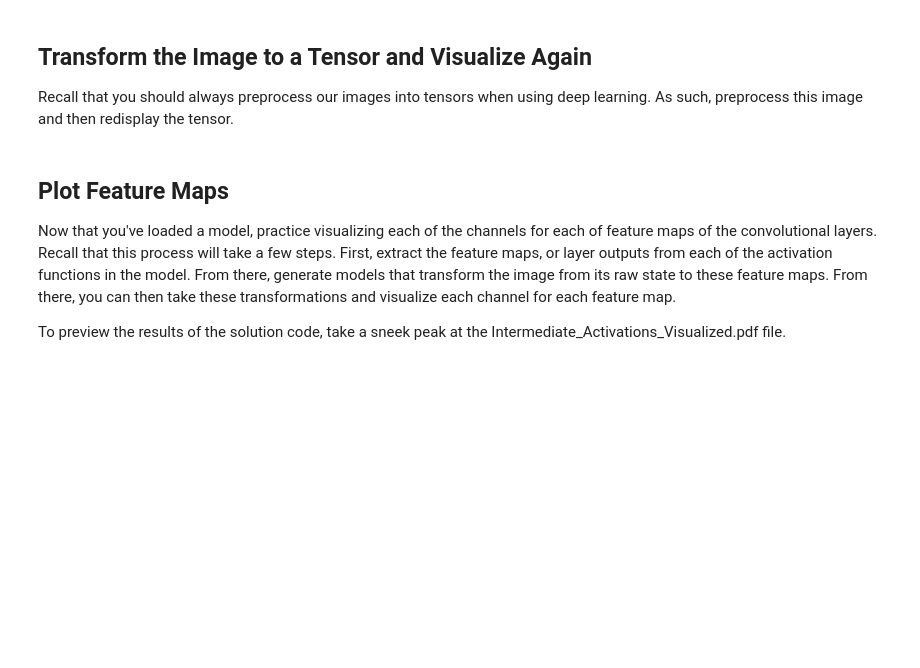
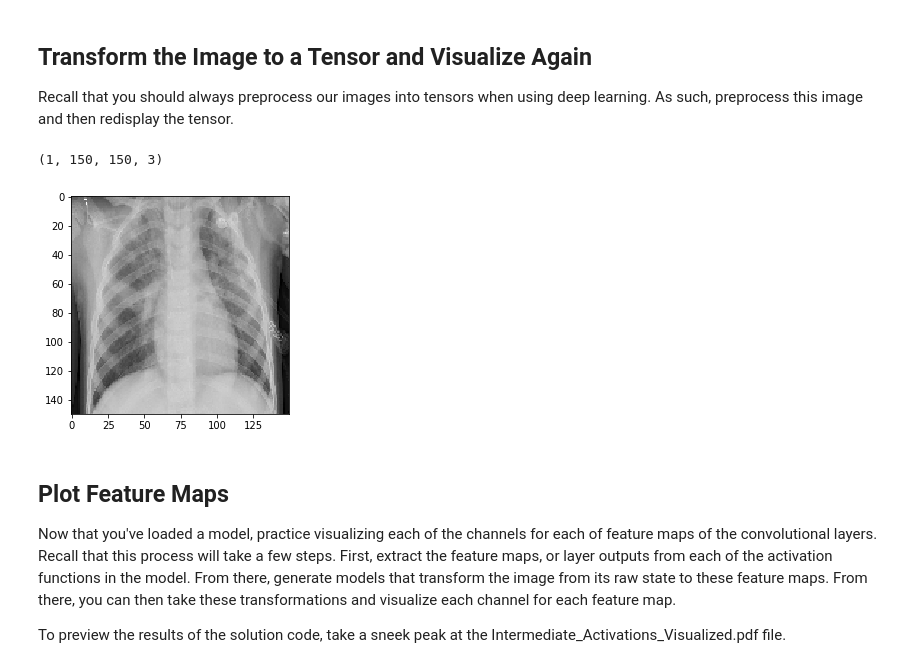
Before and after one commit to learn-co-curriculum/dsc-visualizing-activation-functions-lab, a Jupyter notebook: index.ipynb, the cells around one changed output. Cells and saved outputs as stored; diff of their text form; code cells hidden in the pictures; blank space fills up the shorter version.

```diff
--- a/index.ipynb
+++ b/index.ipynb
@@ -35,3 +71,22 @@ Recall that you should always preprocess our images into tensors when using deep
+# %%
+# __SOLUTION__
+import numpy as np
+
+img_tensor = image.img_to_array(img)
+img_tensor = np.expand_dims(img_tensor, axis=0)
+
+#Follow the Original Model Preprocessing
+img_tensor /= 255.
+
+#Check tensor shape
+print(img_tensor.shape)
+
+#Preview an image
+plt.imshow(img_tensor[0])
+plt.show()
+# %% [output]
+(1, 150, 150, 3)
+[figure, added]
 # %% [markdown]
 ## Plot Feature Maps
 
```
Also changed, not shown: parts of 7 cells of this notebook, 1 other file.
